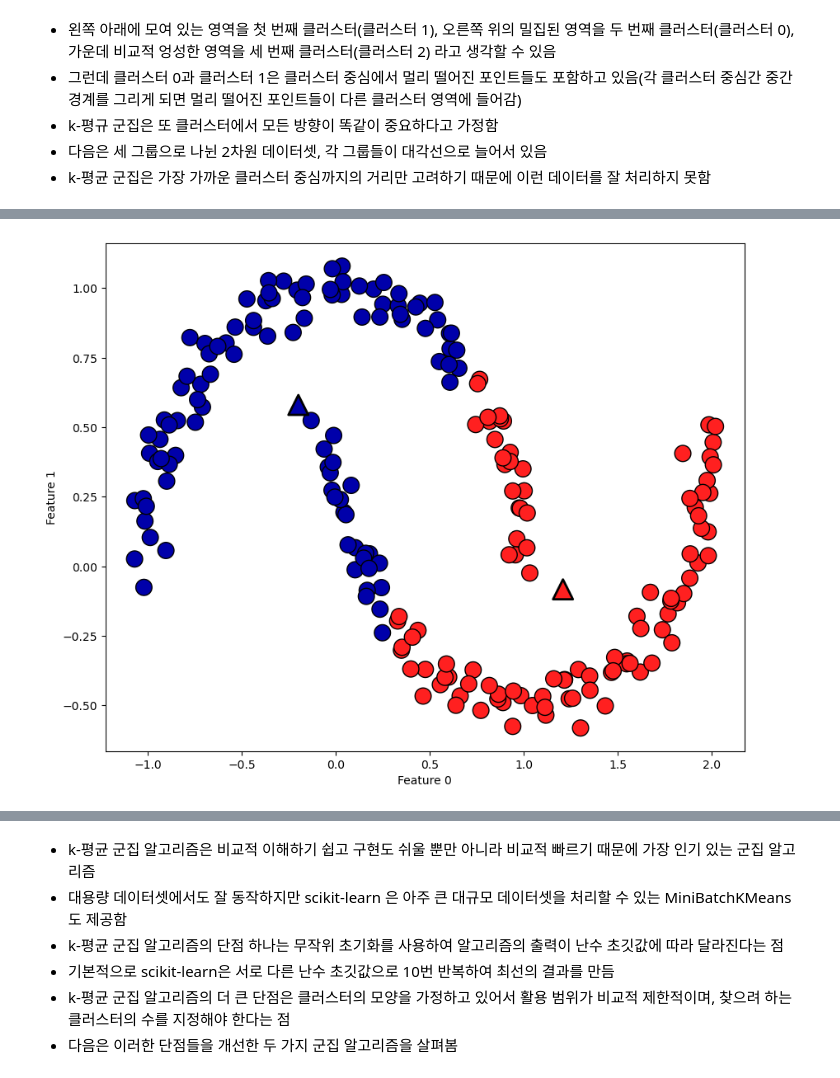
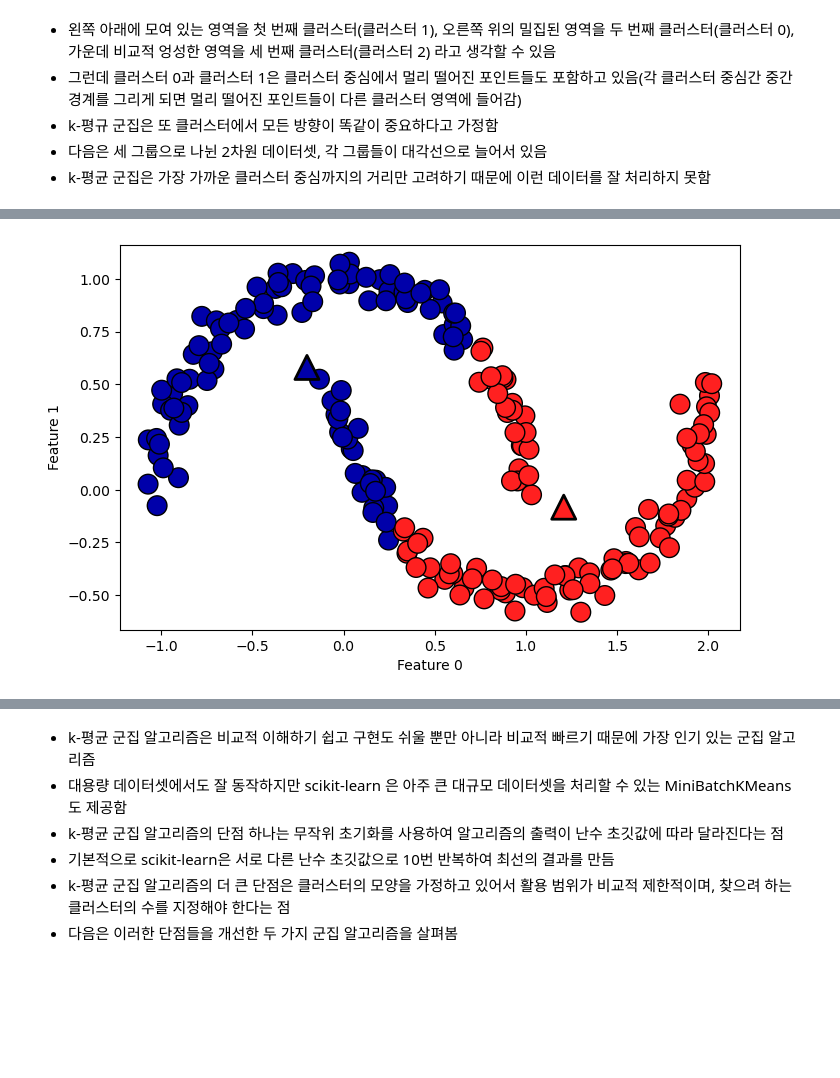
Before and after one commit to lunox5035/jupyter_notebook, a Jupyter notebook: ML/Ch07.ipynb, the cells around one changed output, grey strips where cells are left out. Saved outputs shown, nothing was run; the diff lists cells and outputs as text; code cells hidden in the pictures; blank space fills up the shorter version.

```diff
--- a/ML/Ch07.ipynb
+++ b/ML/Ch07.ipynb
@@ -144,24 +144,23 @@ plt.show()
 # %%
 # two_moons 데이터를 생성합니다(이번에는 노이즈를 조금만 넣습니다)
 from sklearn.datasets import make_moons
-X, y = make_moons(n_samples=200, noise=0.05, random_state=0)
+X, y = make_moons(n_samples=200, noise=0.05, random_state=0);
 
 # 두 개의 클러스터로 데이터에 KMeans 알고리즘을 적용합니다
-kmeans = KMeans(n_clusters=5)
+kmeans = KMeans(n_clusters=2);
 kmeans.fit(X)
-y_pred = kmeans.predict(X)
+y_pred = kmeans.predict(X);
 
 # 클러스터 할당과 클러스터 중심을 표시합니다
-plt.figure(figsize=(10,8))
-plt.scatter(X[:, 0], X[:, 1], c=y_pred, cmap=mglearn.cm2, s=200, edgecolors='k')
+plt.figure(figsize=(8,5));
+plt.scatter(X[:, 0], X[:, 1], c=y_pred, cmap=mglearn.cm2, s=200, edgecolors='k');
 plt.scatter(kmeans.cluster_centers_[:, 0], kmeans.cluster_centers_[:, 1],
-            marker='^', c=[mglearn.cm2(0), mglearn.cm2(1)], s=300, linewidth=2, edgecolors='k')
-plt.xlabel("Feature 0")
-plt.ylabel("Feature 1")
-
-plt.show()
+            marker='^', c=[mglearn.cm2(0), mglearn.cm2(1)], s=300, linewidth=2, edgecolors='k');
+plt.xlabel("Feature 0");
+plt.ylabel("Feature 1");
+plt.show();
 # %% [output]
-[figure, old version]
+[figure, new version]
 # %%
 X, y = make_moons(n_samples=200, noise=0.05, random_state=0)
 
```
Also changed, not shown: parts of 11 cells of this notebook, 2 other files.
